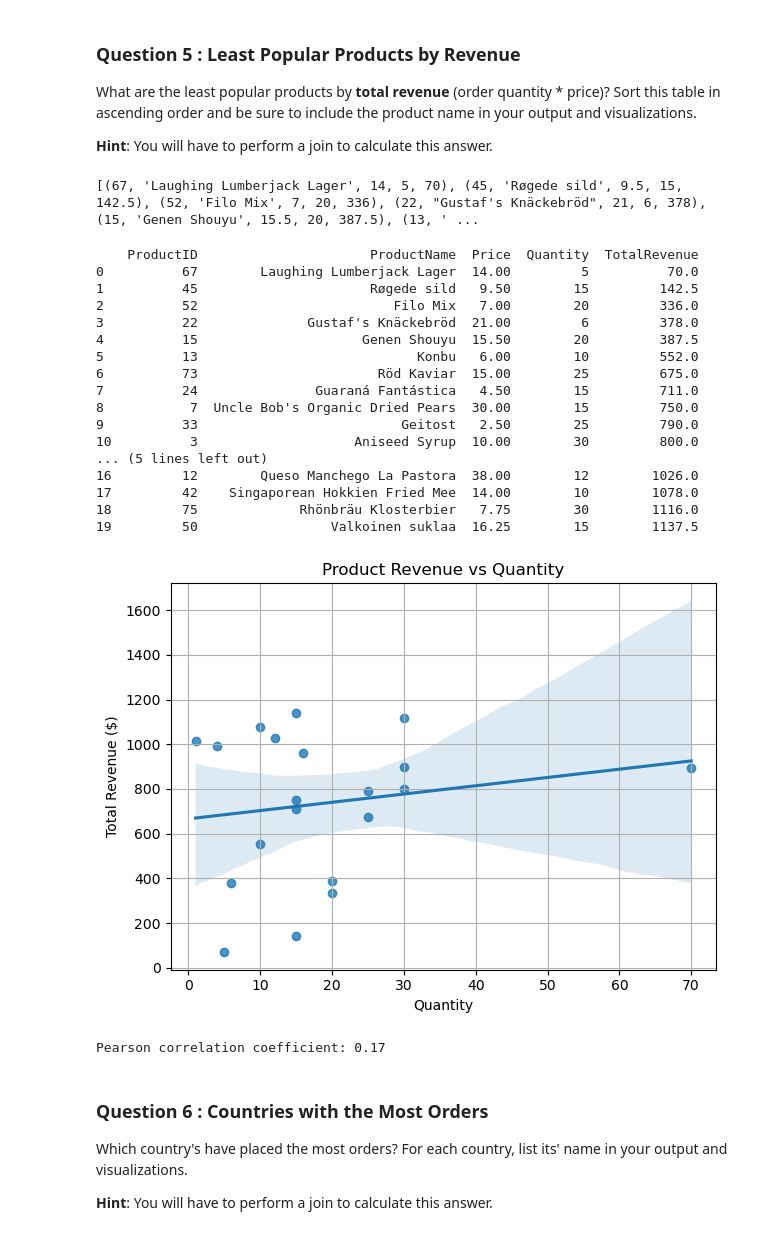
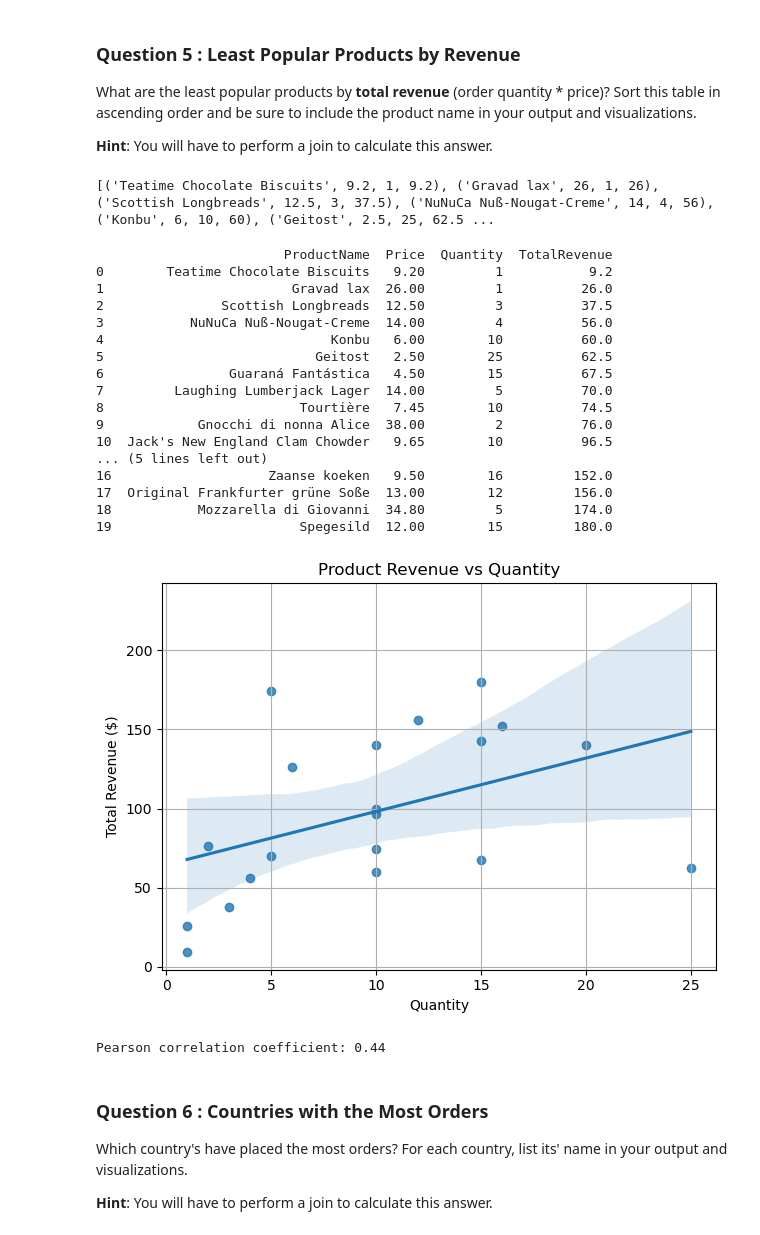
Before and after one commit to Alyssacobbs/SQLProductAnalysis, a Jupyter notebook: adhoc_report.ipynb, the cells around one changed output. Saved outputs shown, nothing was run; the diff lists cells and outputs as text; code cells hidden in the pictures.

```diff
--- a/adhoc_report.ipynb
+++ b/adhoc_report.ipynb
@@ -212,10 +212,10 @@ What are the least popular products by **total revenue** (order quantity * price
 # TODO: Write a SQL query which will answer the question above.
 # Join Products and OrderDetails tables, calculate the revenue per product,
 # order product by revenue (ascending) to find the smallest revenue items, and limit to 20 results.
-cursor.execute("""SELECT o.ProductID, p.ProductName, p.price, o.Quantity, SUM(o.Quantity * p.Price) as total_revenue
+cursor.execute("""SELECT p.ProductName, p.price, o.Quantity, (o.Quantity * p.Price) as total_revenue
                FROM OrderDetails as o JOIN Products as p
                ON p.ProductID = o.ProductID
-               GROUP BY o.ProductID, p.ProductName
+               GROUP BY p.ProductName
                ORDER BY total_revenue ASC
                LIMIT 20;
 """)
@@ -224,45 +224,45 @@ cursor.execute("""SELECT o.ProductID, p.ProductName, p.price, o.Quantity, SUM(o.
 product_revcount = cursor.fetchall()
 print(product_revcount)
 # %% [output]
-[(67, 'Laughing Lumberjack Lager', 14, 5, 70), (45, 'Røgede sild', 9.5, 15, 142.5), (52, 'Filo Mix', 7, 20, 336), (22, "Gustaf's Knäckebröd", 21, 6, 378), (15, 'Genen Shouyu', 15.5, 20, 387.5), (13, ' ...
+[('Teatime Chocolate Biscuits', 9.2, 1, 9.2), ('Gravad lax', 26, 1, 26), ('Scottish Longbreads', 12.5, 3, 37.5), ('NuNuCa Nuß-Nougat-Creme', 14, 4, 56), ('Konbu', 6, 10, 60), ('Geitost', 2.5, 25, 62.5 ...
 # %%
 # TODO: Convert your list of tuples to a dataframe
-leastpop_df = pd.DataFrame(data=product_revcount, columns=['ProductID', 'ProductName', 'Price', 'Quantity', 'TotalRevenue'])
+leastpop_df = pd.DataFrame(data=product_revcount, columns=['ProductName', 'Price', 'Quantity', 'TotalRevenue'])
 print(leastpop_df)
 
 # TODO: Generate a visualization on this dataframe
 # Created a scatterplot with regression line
 sns.regplot(x= 'Quantity', y='TotalRevenue', data=leastpop_df)
 plt.xlabel('Quantity')
 plt.ylabel('Total Revenue ($)')
 plt.title('Product Revenue vs Quantity')
 plt.grid(True)
 plt.tight_layout()
 plt.show()
 
 #Calculate the Pearson Correlation Coefficient
 correlation = leastpop_df['Quantity'].corr(leastpop_df['TotalRevenue'])
 print(f"Pearson correlation coefficient: {correlation:.2f}")
 # %% [output]
-    ProductID                      ProductName  Price  Quantity  TotalRevenue
-0          67        Laughing Lumberjack Lager  14.00         5          70.0
-1          45                      Røgede sild   9.50        15         142.5
-2          52                         Filo Mix   7.00        20         336.0
-3          22              Gustaf's Knäckebröd  21.00         6         378.0
-4          15                     Genen Shouyu  15.50        20         387.5
-5          13                            Konbu   6.00        10         552.0
-6          73                       Röd Kaviar  15.00        25         675.0
-7          24               Guaraná Fantástica   4.50        15         711.0
-8           7  Uncle Bob's Organic Dried Pears  30.00        15         750.0
-9          33                          Geitost   2.50        25         790.0
-10          3                    Aniseed Syrup  10.00        30         800.0
+                        ProductName  Price  Quantity  TotalRevenue
+0        Teatime Chocolate Biscuits   9.20         1           9.2
+1                        Gravad lax  26.00         1          26.0
+2               Scottish Longbreads  12.50         3          37.5
+3           NuNuCa Nuß-Nougat-Creme  14.00         4          56.0
+4                             Konbu   6.00        10          60.0
+5                           Geitost   2.50        25          62.5
+6                Guaraná Fantástica   4.50        15          67.5
+7         Laughing Lumberjack Lager  14.00         5          70.0
+8                         Tourtière   7.45        10          74.5
+9            Gnocchi di nonna Alice  38.00         2          76.0
+10  Jack's New England Clam Chowder   9.65        10          96.5
 ... (5 lines left out)
-16         12        Queso Manchego La Pastora  38.00        12        1026.0
-17         42    Singaporean Hokkien Fried Mee  14.00        10        1078.0
-18         75             Rhönbräu Klosterbier   7.75        30        1116.0
-19         50                 Valkoinen suklaa  16.25        15        1137.5
+16                    Zaanse koeken   9.50        16         152.0
+17  Original Frankfurter grüne Soße  13.00        12         156.0
+18           Mozzarella di Giovanni  34.80         5         174.0
+19                        Spegesild  12.00        15         180.0
-[figure, old version]
+[figure, new version]
-Pearson correlation coefficient: 0.17
+Pearson correlation coefficient: 0.44
 # %% [markdown]
 ### Question 6 : Countries with the Most Orders
 
```
Also changed, not shown: parts of 9 cells of this notebook.
